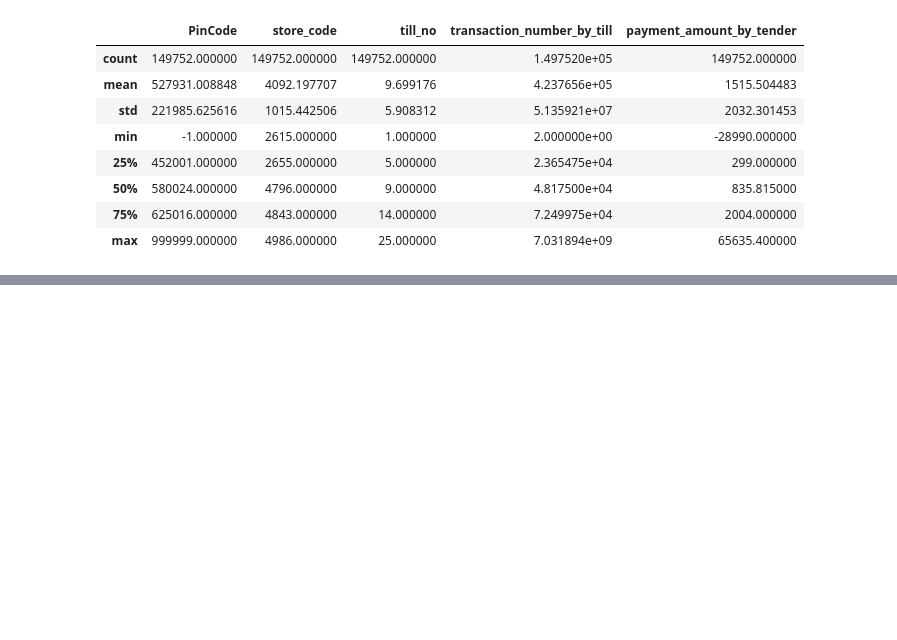
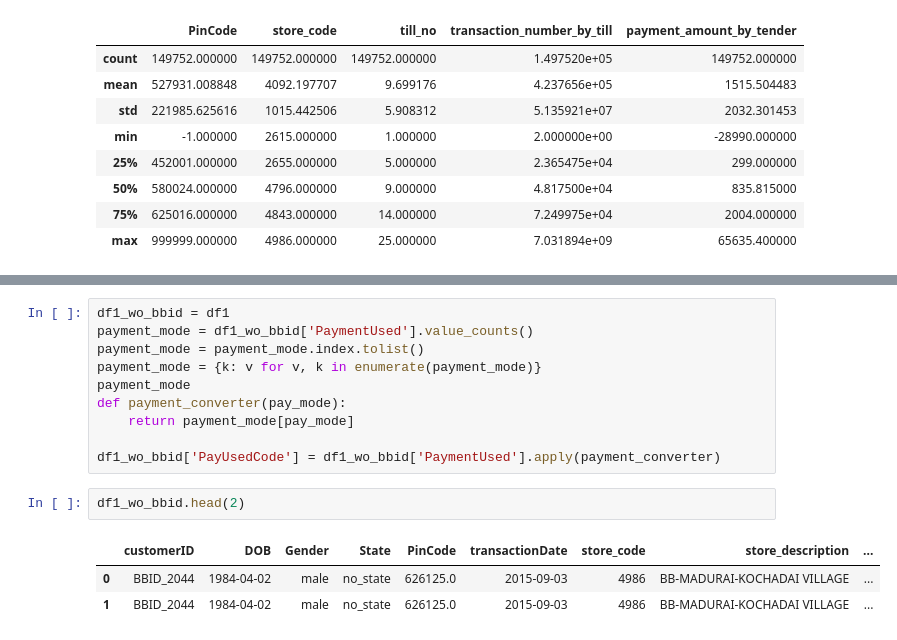
Before and after one commit to AvikantSrivastava/S-MART, a Jupyter notebook: Clustering.ipynb, the cells around one changed output, grey strips where cells are left out. Drawn from its saved outputs; the diff is of its cells as text; blank space fills up the shorter version.

```diff
--- a/Clustering.ipynb
+++ b/Clustering.ipynb
@@ -319,0 +328,16 @@ df1.describe()
+# %%
+df1_wo_bbid = df1
+payment_mode = df1_wo_bbid['PaymentUsed'].value_counts()
+payment_mode = payment_mode.index.tolist()
+payment_mode = {k: v for v, k in enumerate(payment_mode)}
+payment_mode
+def payment_converter(pay_mode):
+    return payment_mode[pay_mode]
+
+df1_wo_bbid['PayUsedCode'] = df1_wo_bbid['PaymentUsed'].apply(payment_converter)
+# %%
+df1_wo_bbid.head(2)
+# %% [output]
+|  | customerID | DOB | Gender | State | PinCode | transactionDate | store_code | store_description | ... |
+| 0 | BBID_2044 | 1984-04-02 | male | no_state | 626125.0 | 2015-09-03 | 4986 | BB-MADURAI-KOCHADAI VILLAGE | ... |
+| 1 | BBID_2044 | 1984-04-02 | male | no_state | 626125.0 | 2015-09-03 | 4986 | BB-MADURAI-KOCHADAI VILLAGE | ... |
```
Also changed, not shown: parts of 2 cells of this notebook.
